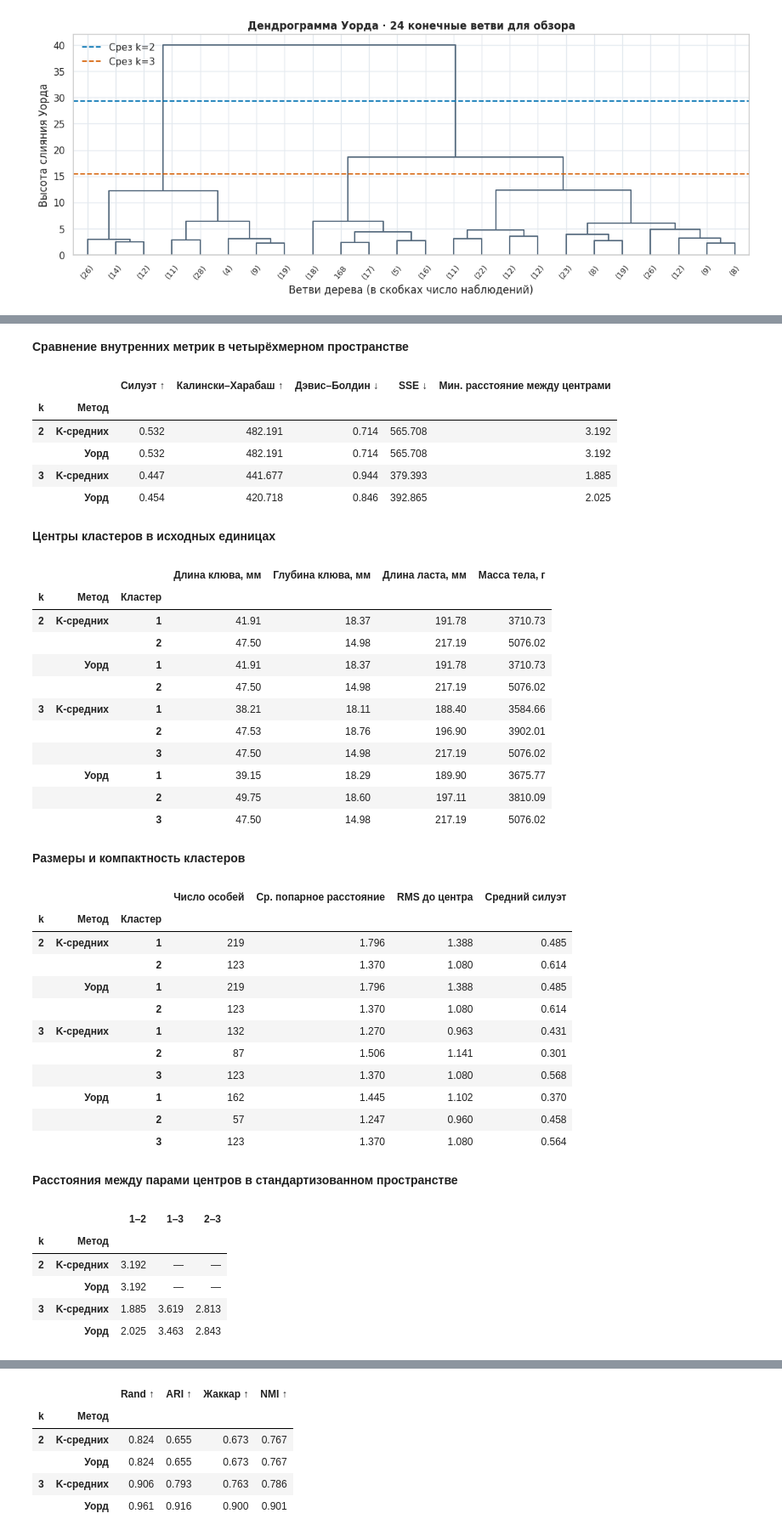
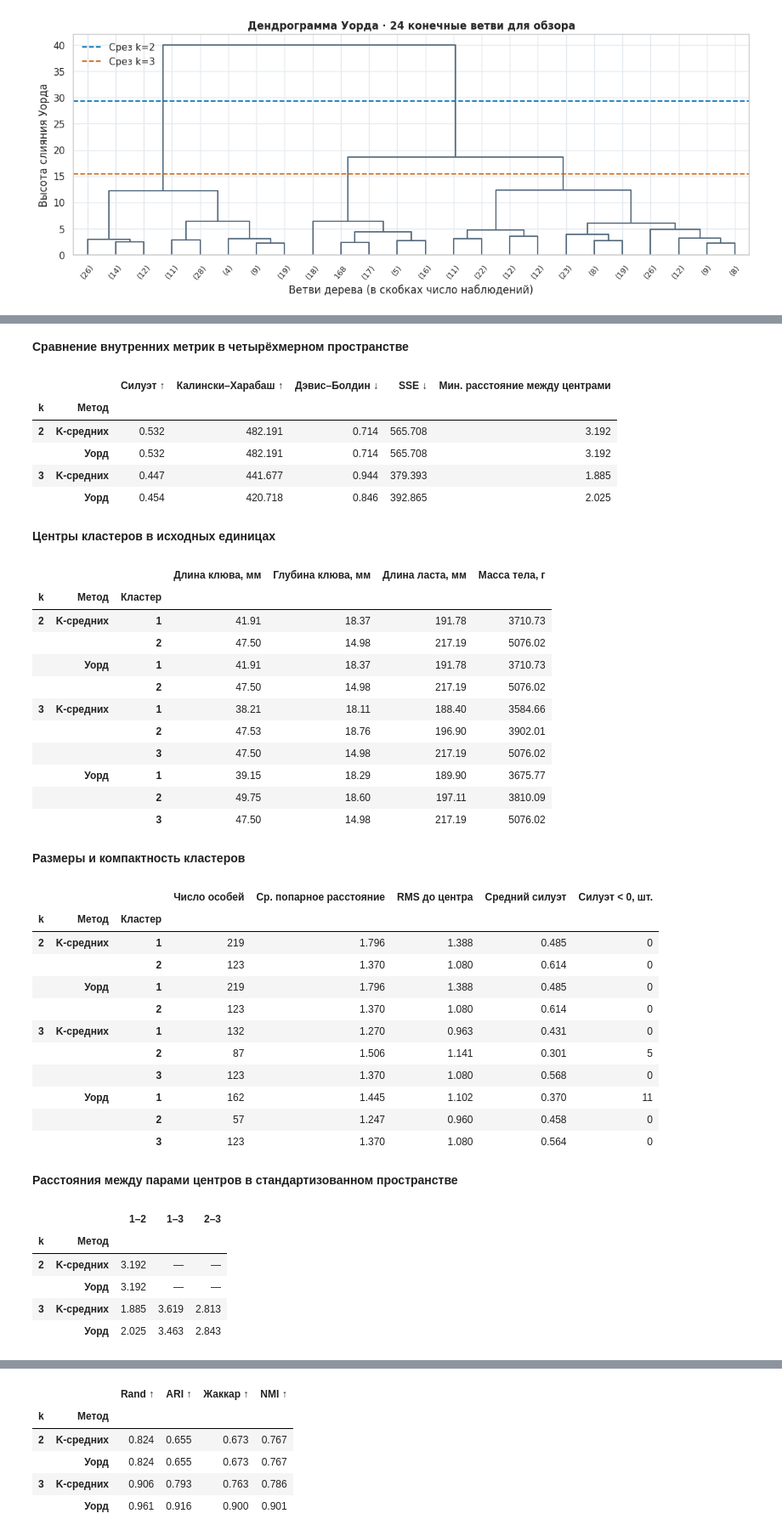
Before and after one commit to dmtrx123/Lab3, a Jupyter notebook: lab_03_penguins.ipynb, the cells around one changed output, grey strips where cells are left out. Shown at 85% size. Saved outputs shown, nothing was run; the diff lists cells and outputs as text; code cells hidden in the pictures.

Commit message:
Clarify clustering interpretation and stability in Lab 3

```diff
--- a/lab_03_penguins.ipynb
+++ b/lab_03_penguins.ipynb
@@ -372,11 +384,13 @@ for (k, method), labels in partitions.items():
         mask = labels == number
         group_values = X[mask]
         group_residuals = group_values - center_z[number - 1]
+        cluster_silhouettes = object_silhouettes[mask]
         compactness.append({
             "k": k, "Метод": method, "Кластер": number, "Число особей": mask.sum(),
             "Ср. попарное расстояние": pdist(group_values).mean(),
             "RMS до центра": np.sqrt((group_residuals ** 2).sum(axis=1).mean()),
-            "Средний силуэт": object_silhouettes[mask].mean(),
+            "Средний силуэт": cluster_silhouettes.mean(),
+            "Силуэт < 0, шт.": (cluster_silhouettes < 0).sum(),
         })
 
 comparison_table = pd.DataFrame(comparison).set_index(["k", "Метод"])
@@ -386,45 +400,45 @@ distance_table = pd.DataFrame(centroid_distances).set_index(["k", "Метод"])
 display(Markdown("**Сравнение внутренних метрик в четырёхмерном пространстве**"))
 display(comparison_table.round(3))
 display(Markdown("**Центры кластеров в исходных единицах**"))
 display(center_table.round(2))
 display(Markdown("**Размеры и компактность кластеров**"))
 display(compactness_table.round(3))
 display(Markdown("**Расстояния между парами центров в стандартизованном пространстве**"))
 display(distance_table.round(3).fillna("—"))
 # %% [output]
 **Сравнение внутренних метрик в четырёхмерном пространстве**
 |  |  | Силуэт ↑ | Калински–Харабаш ↑ | Дэвис–Болдин ↓ | SSE ↓ | Мин. расстояние между центрами |
 | k | Метод |  |  |  |  |  |
 | 2 | K-средних | 0.532 | 482.191 | 0.714 | 565.708 | 3.192 |
 |  | Уорд | 0.532 | 482.191 | 0.714 | 565.708 | 3.192 |
 | 3 | K-средних | 0.447 | 441.677 | 0.944 | 379.393 | 1.885 |
 |  | Уорд | 0.454 | 420.718 | 0.846 | 392.865 | 2.025 |
 **Центры кластеров в исходных единицах**
 |  |  |  | Длина клюва, мм | Глубина клюва, мм | Длина ласта, мм | Масса тела, г |
 | k | Метод | Кластер |  |  |  |  |
 | 2 | K-средних | 1 | 41.91 | 18.37 | 191.78 | 3710.73 |
 |  |  | 2 | 47.50 | 14.98 | 217.19 | 5076.02 |
 |  | Уорд | 1 | 41.91 | 18.37 | 191.78 | 3710.73 |
 |  |  | 2 | 47.50 | 14.98 | 217.19 | 5076.02 |
 | 3 | K-средних | 1 | 38.21 | 18.11 | 188.40 | 3584.66 |
 |  |  | 2 | 47.53 | 18.76 | 196.90 | 3902.01 |
 |  |  | 3 | 47.50 | 14.98 | 217.19 | 5076.02 |
 |  | Уорд | 1 | 39.15 | 18.29 | 189.90 | 3675.77 |
 |  |  | 2 | 49.75 | 18.60 | 197.11 | 3810.09 |
 |  |  | 3 | 47.50 | 14.98 | 217.19 | 5076.02 |
 **Размеры и компактность кластеров**
-|  |  |  | Число особей | Ср. попарное расстояние | RMS до центра | Средний силуэт |
-| k | Метод | Кластер |  |  |  |  |
-| 2 | K-средних | 1 | 219 | 1.796 | 1.388 | 0.485 |
-|  |  | 2 | 123 | 1.370 | 1.080 | 0.614 |
-|  | Уорд | 1 | 219 | 1.796 | 1.388 | 0.485 |
-|  |  | 2 | 123 | 1.370 | 1.080 | 0.614 |
-| 3 | K-средних | 1 | 132 | 1.270 | 0.963 | 0.431 |
-|  |  | 2 | 87 | 1.506 | 1.141 | 0.301 |
-|  |  | 3 | 123 | 1.370 | 1.080 | 0.568 |
-|  | Уорд | 1 | 162 | 1.445 | 1.102 | 0.370 |
-|  |  | 2 | 57 | 1.247 | 0.960 | 0.458 |
-|  |  | 3 | 123 | 1.370 | 1.080 | 0.564 |
+|  |  |  | Число особей | Ср. попарное расстояние | RMS до центра | Средний силуэт | Силуэт < 0, шт. |
+| k | Метод | Кластер |  |  |  |  |  |
+| 2 | K-средних | 1 | 219 | 1.796 | 1.388 | 0.485 | 0 |
+|  |  | 2 | 123 | 1.370 | 1.080 | 0.614 | 0 |
+|  | Уорд | 1 | 219 | 1.796 | 1.388 | 0.485 | 0 |
+|  |  | 2 | 123 | 1.370 | 1.080 | 0.614 | 0 |
+| 3 | K-средних | 1 | 132 | 1.270 | 0.963 | 0.431 | 0 |
+|  |  | 2 | 87 | 1.506 | 1.141 | 0.301 | 5 |
+|  |  | 3 | 123 | 1.370 | 1.080 | 0.568 | 0 |
+|  | Уорд | 1 | 162 | 1.445 | 1.102 | 0.370 | 11 |
+|  |  | 2 | 57 | 1.247 | 0.960 | 0.458 | 0 |
+|  |  | 3 | 123 | 1.370 | 1.080 | 0.564 | 0 |
 **Расстояния между парами центров в стандартизованном пространстве**
 |  |  | 1–2 | 1–3 | 2–3 |
 | k | Метод |  |  |  |
```
Also changed, not shown: parts of 12 cells of this notebook.
